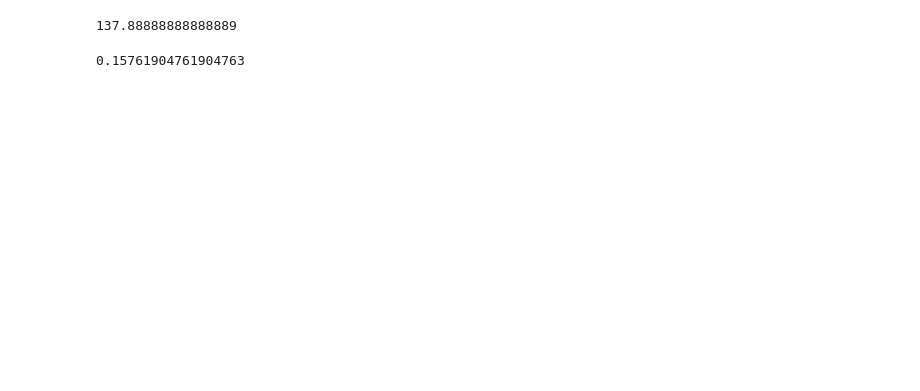
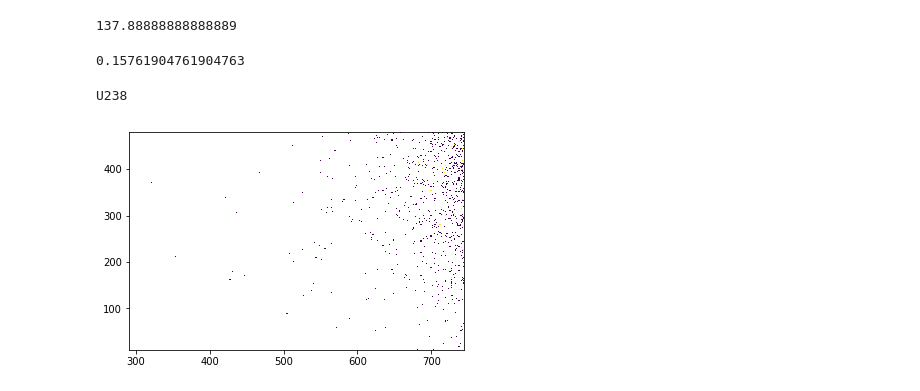
Before and after one commit to ariannarocchetti/MonteCarlo_ER, a Jupyter notebook: notebooks/functions.ipynb, the cells around one changed output. Drawn from its saved outputs; the diff is of its cells as text; code cells hidden in the pictures; blank space fills up the shorter version.

```diff
--- a/notebooks/functions.ipynb
+++ b/notebooks/functions.ipynb
@@ -661,8 +802,27 @@ def calculate_rate(mass, contamination, err_contamination, m_fv, E):
     alpha = mass / (m_fv * E * n_gen)
     error_rate = alpha * sqrt((n_events * err_contamination)**2 + (contamination*sqrt(n_events))**2)
 # %%
+material = "SS_OuterCryostat"
+isotope="U238"
+rootfile = "/dali/lgrandi/xenonnt/simulations/er_simulations/raw_files/20191205T160210-0600/Xenon1T_ER_SS_BellPlate_U238_00999_g4mc_G4p10_Sort.root"
+data = get_xyz(rootfile)
+print(isotope)
+
+
+plt.hist2d(data.Z, data.R, bins = (300,300), vmin=1, norm=LogNorm())
+plt.show()
+
+"""
+R [mm] = 607.34
+h [mm] = 1206.09
+centered in -tpc_height/2 + 3 mm
+"""
+
 def fv(data):
     data['fv-line'] = ((abs(data.Z/634.))**3+abs(data.R/401956.)**3) #add variable
     data = data[data['fv-line']<1]
     data.head(2)
     return data
+# %% [output]
+U238
+[figure, added]
```
Also changed, not shown: parts of 5 cells of this notebook.
